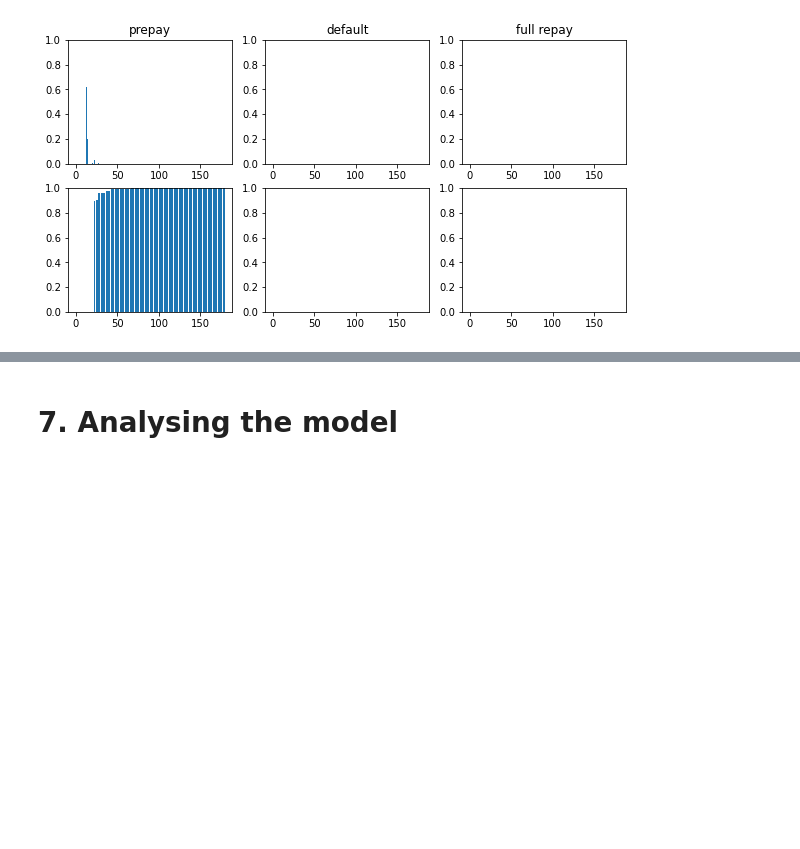
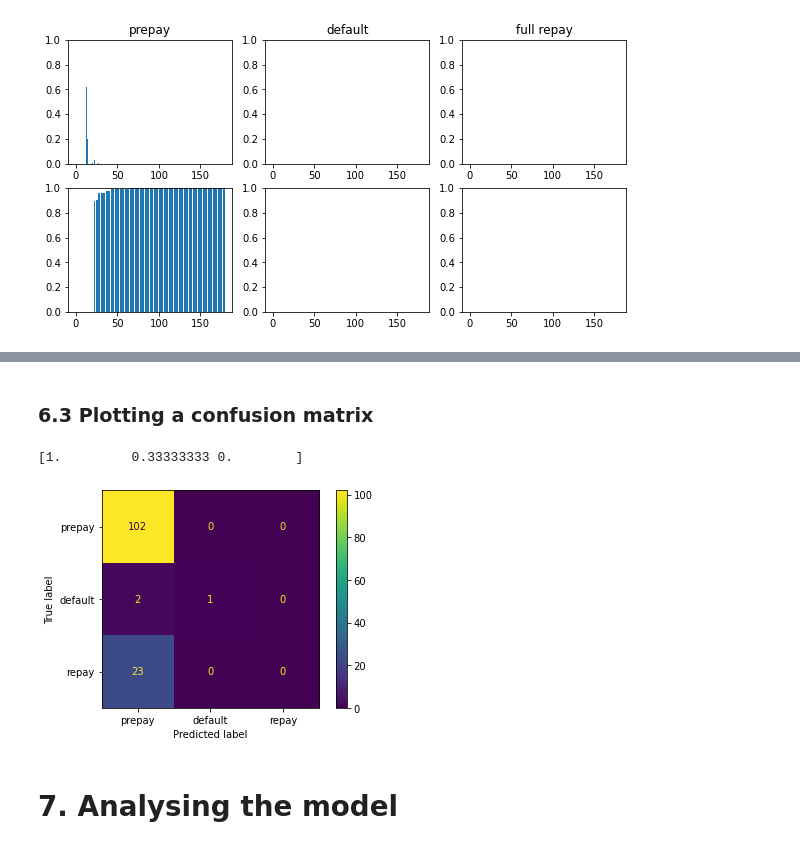
Before and after one commit to madkerpe/poc_ddht_pytorch, a Jupyter notebook: main_FREDDIEMAC.ipynb, the cells around one changed output, grey strips where cells are left out. Drawn from its saved outputs; the diff is of its cells as text; code cells hidden in the pictures; blank space fills up the shorter version.

```diff
--- a/main_FREDDIEMAC.ipynb
+++ b/main_FREDDIEMAC.ipynb
@@ -495,3 +520,23 @@ probability of full repay event = 0.00
+# %% [markdown]
+### 6.3 Plotting a confusion matrix
+# %%
+from sklearn.metrics import confusion_matrix, ConfusionMatrixDisplay
+import matplotlib.pyplot as plt
+
+a = test_batch_event.flatten().cpu()
+b = model_event_prediction.cpu()
+
+cm = confusion_matrix(a, b)
+disp = ConfusionMatrixDisplay(confusion_matrix=cm, display_labels=['prepay', 'default', 'repay'])
+accuracy = cm.diagonal()/cm.sum(axis=1)
+
+print(accuracy)
+
+disp.plot()
+plt.show()
+# %% [output]
+[1.         0.33333333 0.        ]
+[figure, added]
 # %% [markdown]
 # 7. Analysing the model
 # %% [markdown]
```
Also changed, not shown: parts of 4 cells of this notebook, 2 other files.
